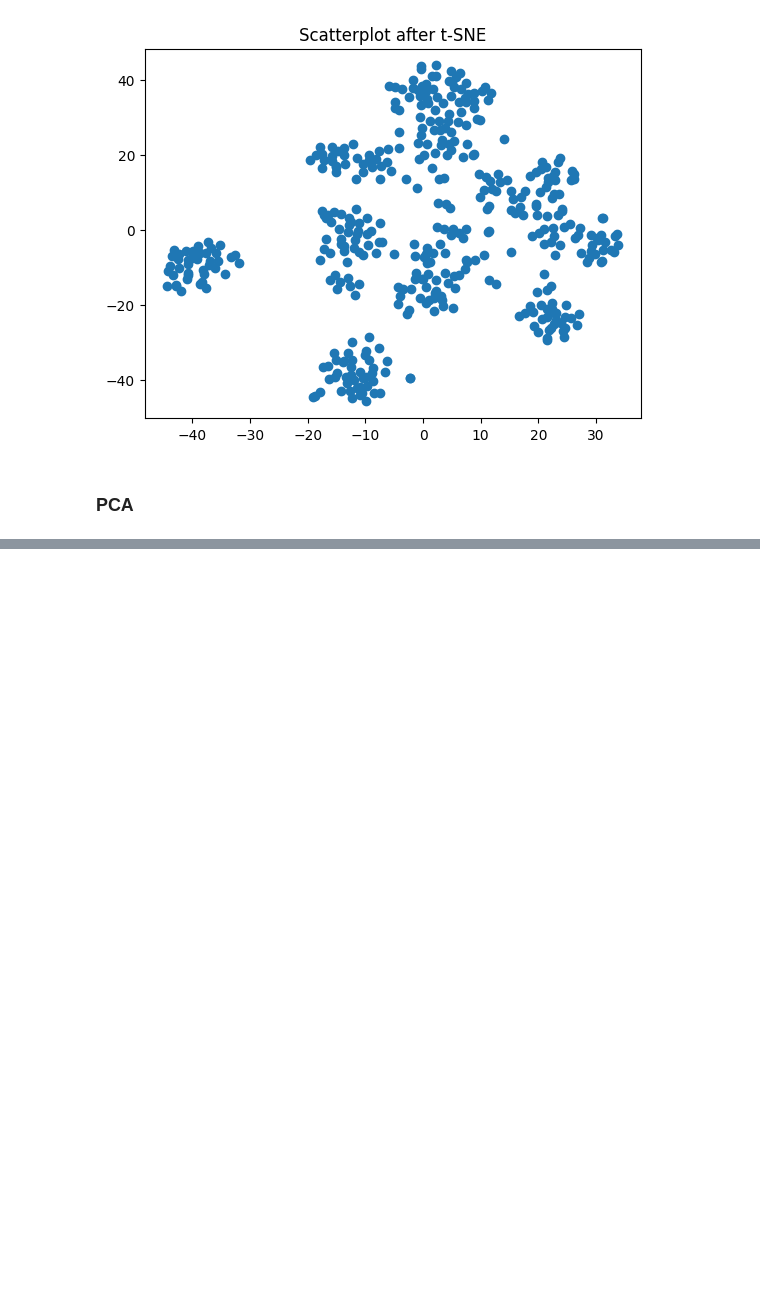
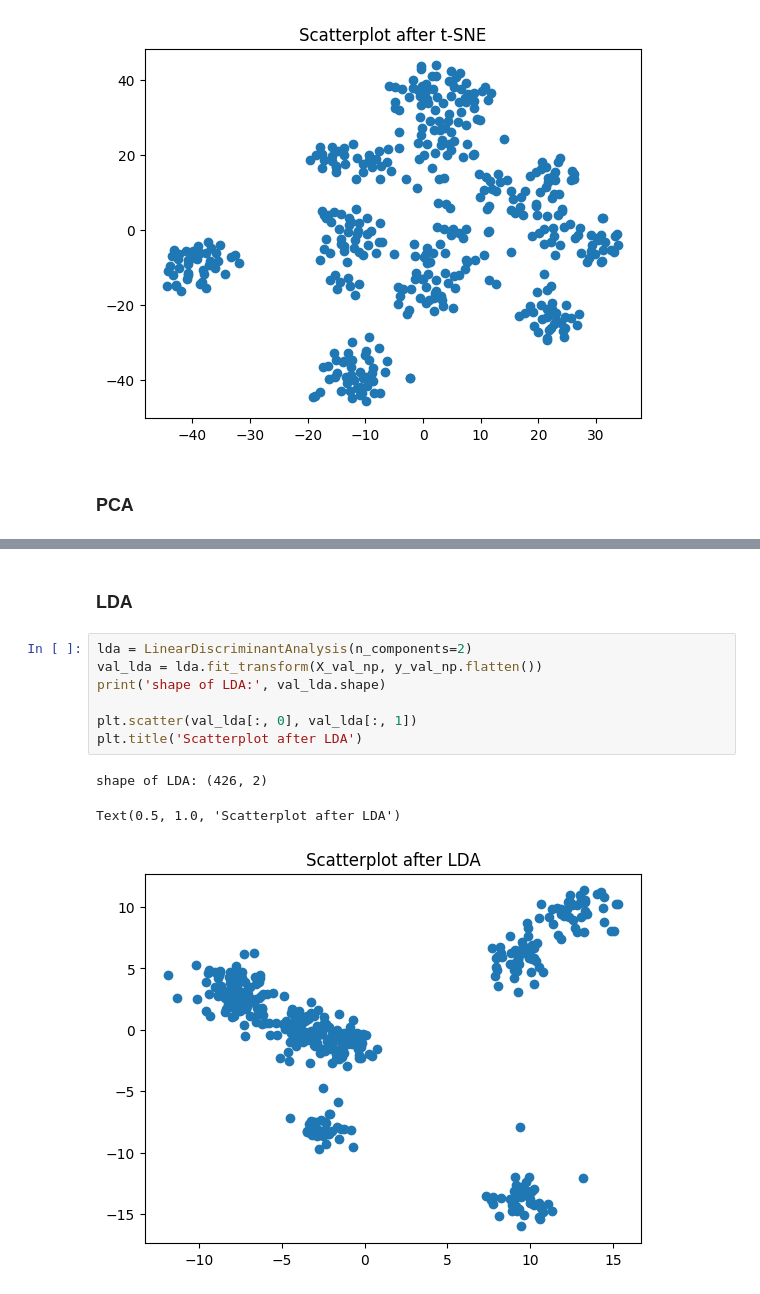
Before and after one commit to nayeli-guzman/clustering-human-activity, a Jupyter notebook: dimensionality-reduction.ipynb, the cells around one changed output, grey strips where cells are left out. Saved outputs shown, nothing was run; the diff lists cells and outputs as text; blank space fills up the shorter version.

```diff
--- a/dimensionality-reduction.ipynb
+++ b/dimensionality-reduction.ipynb
@@ -214,0 +217,13 @@ Text(0.5, 1.0, 'Scatterplot after PCA')
+# %% [markdown]
+### **LDA**
+# %%
+lda = LinearDiscriminantAnalysis(n_components=2)
+val_lda = lda.fit_transform(X_val_np, y_val_np.flatten())
+print('shape of LDA:', val_lda.shape)
+
+plt.scatter(val_lda[:, 0], val_lda[:, 1])
+plt.title('Scatterplot after LDA')
+# %% [output]
+shape of LDA: (426, 2)
+Text(0.5, 1.0, 'Scatterplot after LDA')
+[figure, added]
```
Also changed, not shown: parts of 3 cells of this notebook.
